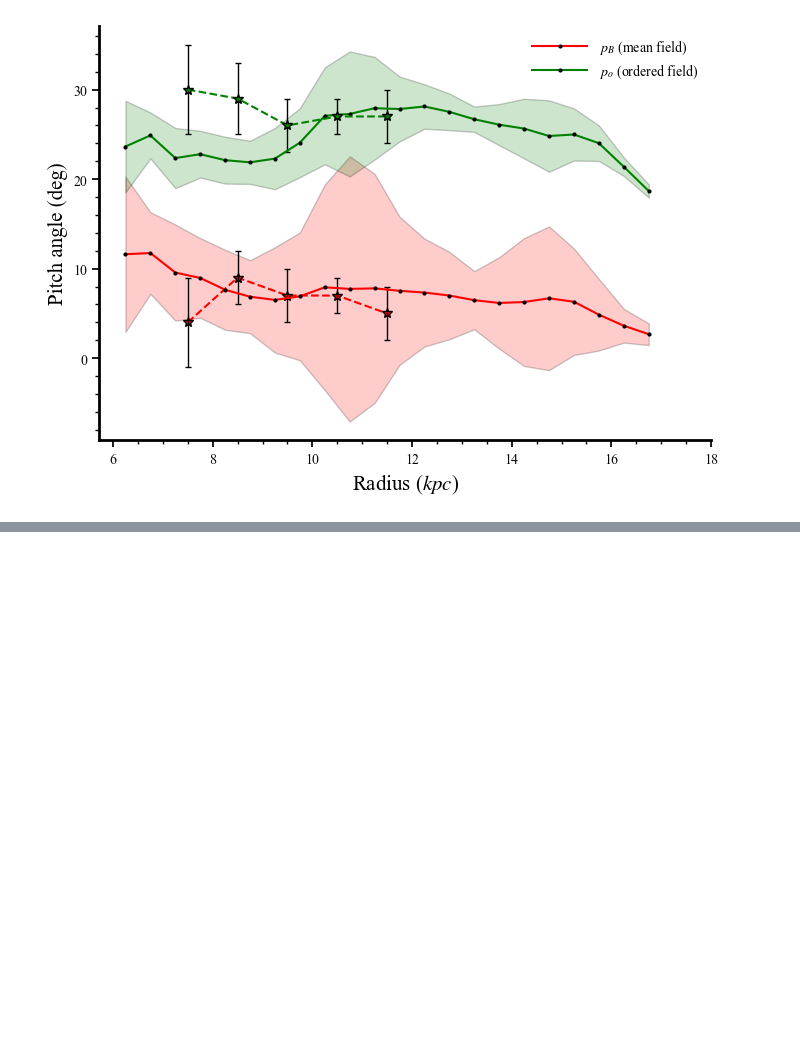
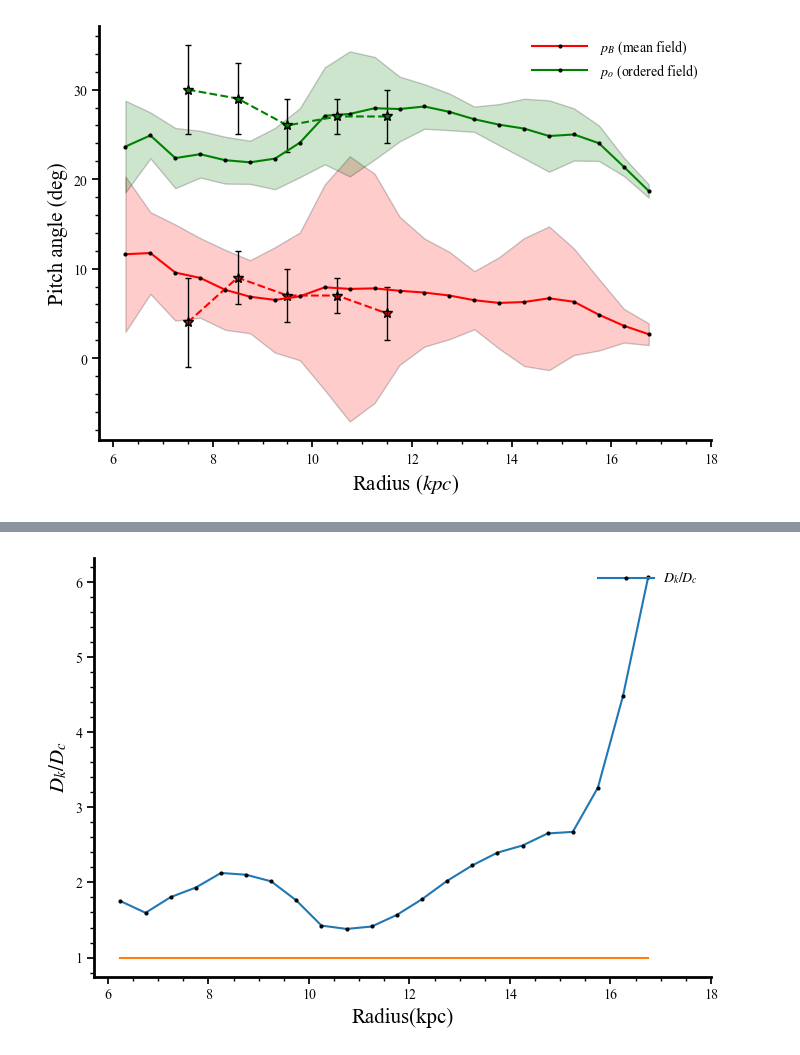
Before and after one commit to Rnazx/MSc.-Thesis, a Jupyter notebook: plots.ipynb, the cells around one changed output, grey strips where cells are left out. Cells and saved outputs as stored; diff of their text form; code cells hidden in the pictures; blank space fills up the shorter version.

```diff
--- a/plots.ipynb
+++ b/plots.ipynb
@@ -387,0 +374,11 @@ Text(0, 0.5, 'Condition for $\\alpha_k$ (Myr)')
+# %%
+fig,ax = plt.subplots(nrows=1, ncols=1, figsize=(7, 5), tight_layout=True)
+
+ax.plot(kpc_r, dkdc_f, markersize=m, linestyle='-',
+              marker='o', mfc='k', mec='k', label=r'$D_k/D_c$')
+ax.plot(kpc_r, 1*np.ones(len(kpc_r)))
+ax.set_xlabel('Radius(kpc)', fontsize=fs)
+ax.set_ylabel(r'$D_k/D_c$',  fontsize=fs)
+axis_pars(ax)
+# %% [output]
+[figure, added]
```
Also changed, not shown: parts of 3 cells of this notebook.
